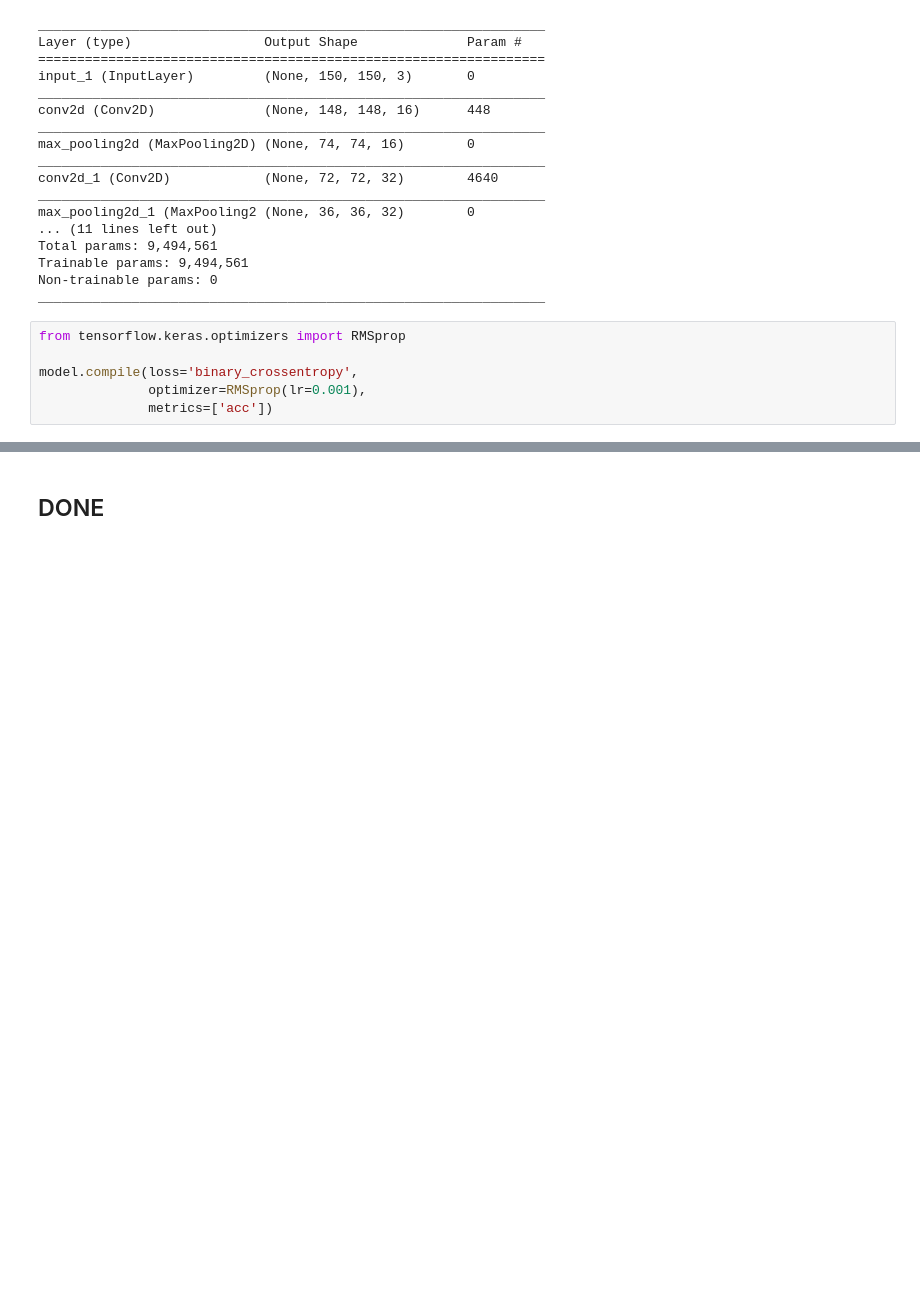
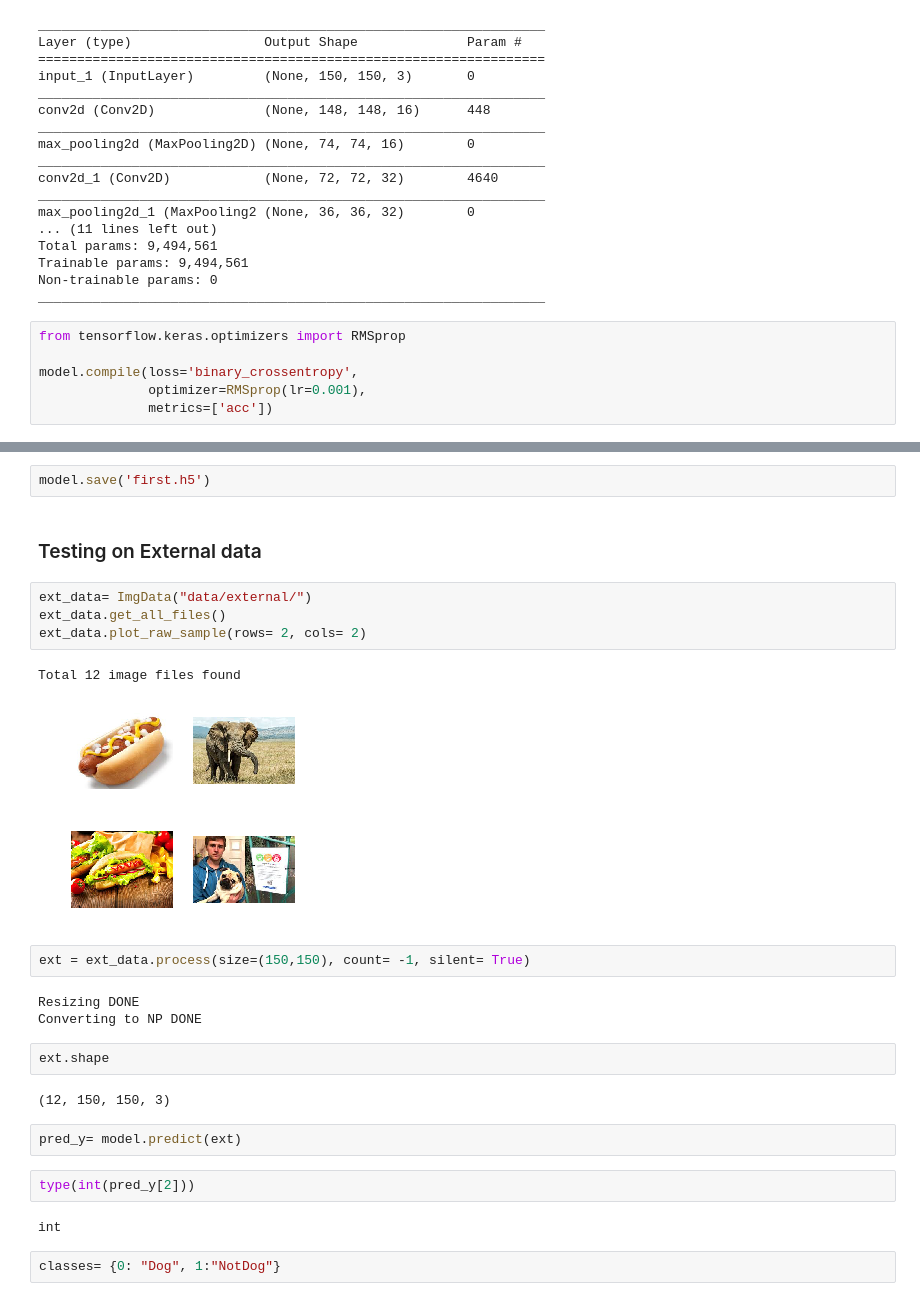
Before and after one commit to shivampip/NotDog, a Jupyter notebook: shiv_on_colab.ipynb, the cells around one changed output, grey strips where cells are left out. Saved outputs shown, nothing was run; the diff lists cells and outputs as text; blank space fills up the shorter version.

```diff
--- a/shiv_on_colab.ipynb
+++ b/shiv_on_colab.ipynb
@@ -157,2 +164,28 @@ model.evaluate(X_test, y_test)
-# %% [markdown]
-## DONE
+# %%
+model.save('first.h5')
+# %% [markdown]
+### Testing on External data
+# %%
+ext_data= ImgData("data/external/")
+ext_data.get_all_files()
+ext_data.plot_raw_sample(rows= 2, cols= 2)
+# %% [output]
+Total 12 image files found
+[figure, added]
+# %%
+ext = ext_data.process(size=(150,150), count= -1, silent= True)
+# %% [output]
+Resizing DONE
+Converting to NP DONE
+# %%
+ext.shape
+# %% [output]
+(12, 150, 150, 3)
+# %%
+pred_y= model.predict(ext)
+# %%
+type(int(pred_y[2]))
+# %% [output]
+int
+# %%
+classes= {0: "Dog", 1:"NotDog"}
```
Also changed, not shown: parts of 6 cells of this notebook.
